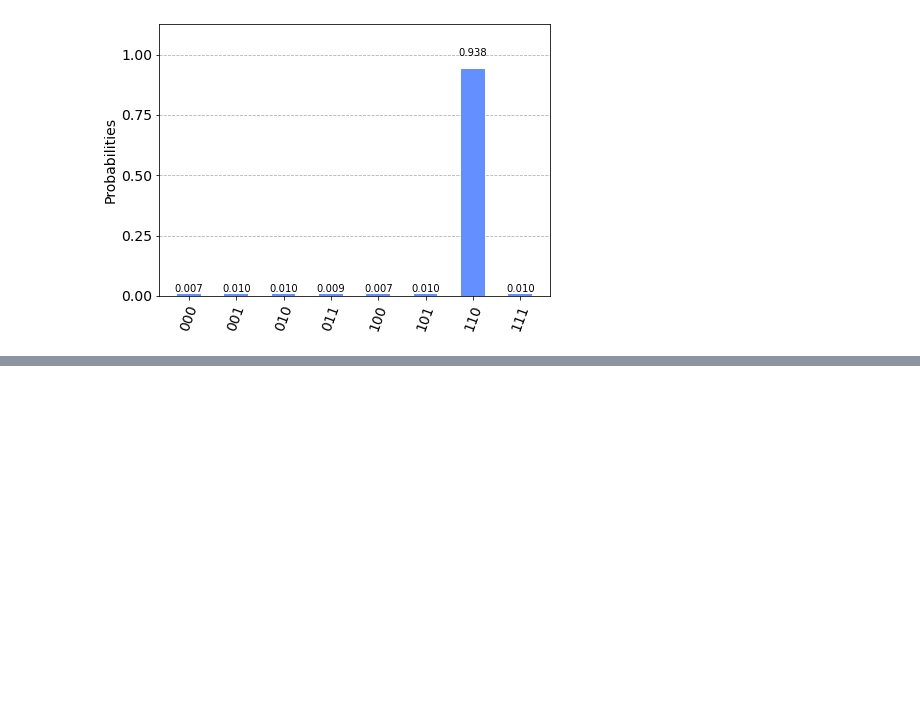
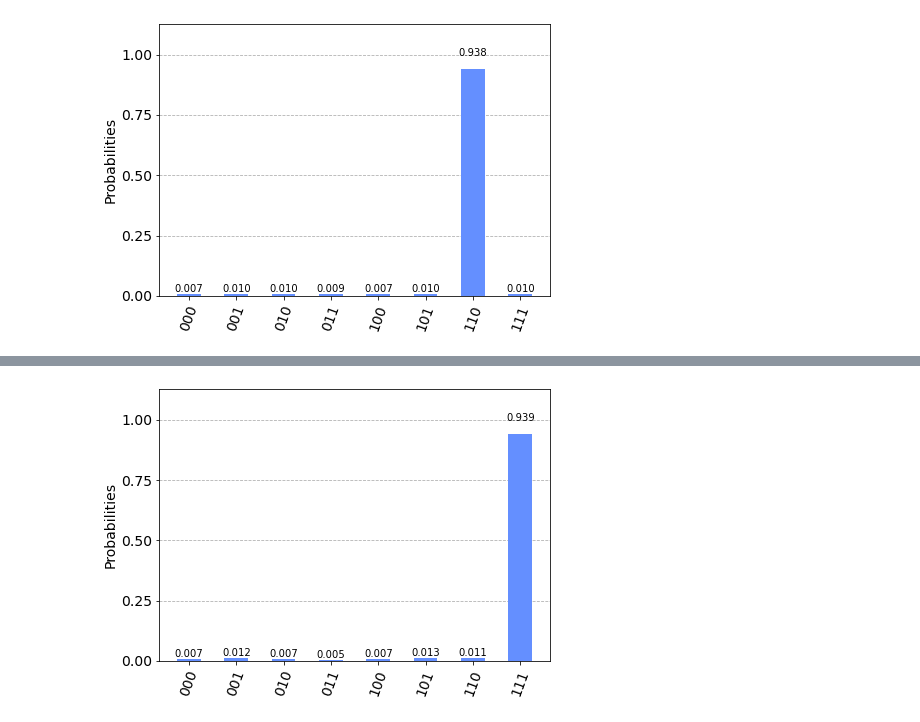
Before and after one commit to Quantumyilmaz/Quantum-Algorithms, a Jupyter notebook: QAIF_PortfOpt.ipynb, the cells around one changed output, grey strips where cells are left out. Cells and saved outputs as stored; diff of their text form; code cells hidden in the pictures; blank space fills up the shorter version.

```diff
--- a/QAIF_PortfOpt.ipynb
+++ b/QAIF_PortfOpt.ipynb
@@ -117,0 +120,87 @@ Number of calls to the oracle: 2
+# %%
+no_of_assets_to_consider = 4
+
+data = pd.read_excel('utils/port_opt_data.xlsx')
+
+returns = data.iloc[1:,1:no_of_assets_to_consider+1].pct_change().dropna()
+mu = returns.mean().values[:,None]
+
+cov = returns.cov().values
+
+f_risk = lambda x: np.einsum('...i,...i->...', x.T.dot(cov), x.T)
+f_return = lambda x: np.dot(mu.T,x).ravel()
+
+def get_sharpe(w):
+    portf_return = f_return(w).item()
+    portf_std = np.sqrt(f_risk(w))
+    return portf_return/portf_std
+
+def precalculate_solutions(ws,s_threshold): return [i for i,w in enumerate(ws) if get_sharpe(w)>s_threshold]
+# %%
+s_above = 1
+s_below = 0
+
+success_chance = 0.8
+bit_accuracy = 2
+
+incr = 0.25 ; eps = 1e-8
+# ws = [np.array([w1,w2,w3,w4,1-w1-w2-w3-w4]).round(6) for w1 in np.arange(0,1+eps,incr) for w2 in np.arange(0,1-w1+eps,incr) for w3 in np.arange(0,1-w2+eps,incr) for w4 in np.arange(0,1-w1-w2-w3+eps,incr)]
+ws = [np.array([w1,w2,w3,1-w1-w2-w3]).round(6) for w1 in np.arange(0,1+eps,incr) for w2 in np.arange(0,1-w1+eps,incr) for w3 in np.arange(0,1-w1-w2+eps,incr)]
+assert np.all([*map(lambda x: np.all(x>=0),ws)]),np.array(ws)[[*map(lambda x: not np.all(x>=0),ws)]]
+n = np.ceil(np.log2(len(ws))) # number of grover qubits.
+
+print('Number of assets considered: ',no_of_assets_to_consider)
+print('(Classical Calculation) The portfolio with the best sharpe ratio is: portfolio no.',np.argmax([*map(get_sharpe,ws)]))
+
+# Adjust the grover operator with (classically) obtained oracles at each iteration,
+# until the portfolio with the highest sharpe ratio is found, bzw. its corresponding grover operator
+no_of_solutions = 0
+while abs(s_above - s_below) > 0.01 or no_of_solutions == 0:
+    print('-' * 45)
+
+    s_threshold = (s_above + s_below) / 2
+    print(f"s_above: {s_above} , s_threshold: {s_threshold}, s_below: {s_below}")
+
+    solutions = precalculate_solutions(ws,s_threshold)
+    print('Winning portfolios: ',solutions, '->',len(solutions),'/', len(ws))
+
+
+    grov_sol = GroverSolver(solutions)
+    grover_op = grov_sol['grover_op']
+
+    no_of_solutions, theta, err = get_count(bit_accuracy,success_chance,grover_op)
+
+    # It gives pi +/- (theoretical) theta bcs we are using -U_s in Grover. The plus/minus comes from the positive/negative phased eigenvalue
+    theta = abs(np.pi-theta)
+    print('theta: ', theta/np.pi,'pi')
+
+    no_of_solutions = round(no_of_solutions)
+
+    print('%-14s | %-14s' % ('Measured #Sol', 'Error Bound'))
+    print('%-14.1f | %-14.2f' % (no_of_solutions, err))
+
+    if no_of_solutions == 0:
+        s_above = s_threshold
+    else:
+        s_below = s_threshold
+
+print('-' * 45,'\n')
+
+# Now that we have found the correct grover op, we can do amplification.
+# We also use the theta, which we have found during Quantum Counting, for determining the number of calls to the oracle.
+n = grover_op.num_qubits
+t = round(0.5 * (np.pi/theta - 1)) if theta != 0 else 0
+print('Number of calls to the oracle:',t)
+circ = QuantumCircuit(n)
+circ.h(circ.qubits)
+for _ in range(t):
+    circ.append(grover_op.to_gate(),circ.qubits)
+
+circ.measure_all()
+
+counts = execute_circ(circ,simulator).get_counts(circ)
+
+print('(Quantum Calculation) The portfolio with the best sharpe ratio is: portfolio no.',int(max(counts, key=counts.get),2))
+
+plot_histogram(counts)
+# %% [output]
@@ -117,0 +224 @@ Number of calls to the oracle: 2
+[figure, added]
```
Also changed, not shown: parts of 2 cells of this notebook, 1 other file.
